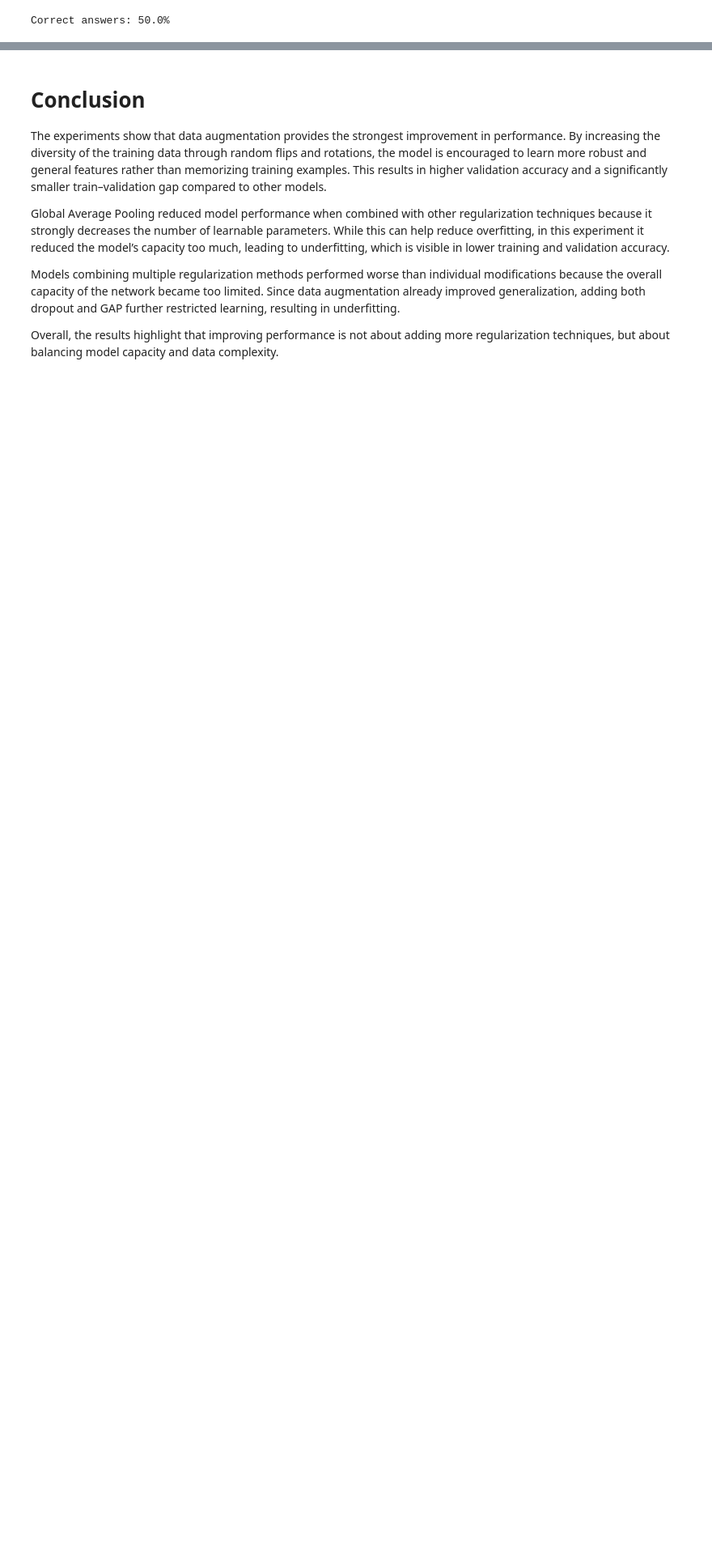
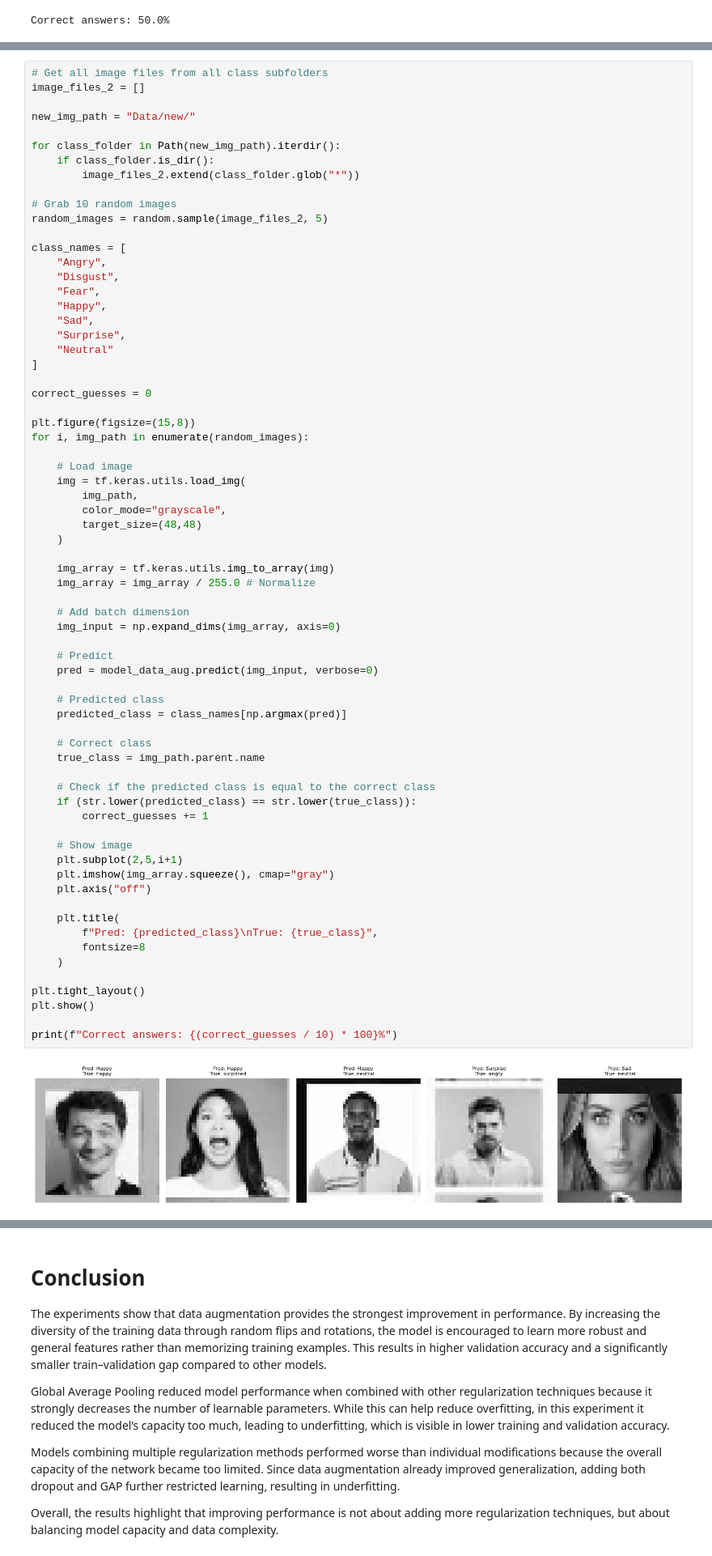
Before and after one commit to markusgunnar/Deep-Learning-Indiv-Exam, a Jupyter notebook: report_final.ipynb, the cells around one changed output, grey strips where cells are left out. Shown at 81% size. Saved outputs shown, nothing was run; the diff lists cells and outputs as text; blank space fills up the shorter version.

Commit message:
Save, load model. Test on new unseen images.

```diff
--- a/report_final.ipynb
+++ b/report_final.ipynb
@@ -613,0 +613,70 @@ model_data_aug.save("model_data_aug.keras")
+# %%
+# Get all image files from all class subfolders
+image_files_2 = []
+
+new_img_path = "Data/new/"
+
+for class_folder in Path(new_img_path).iterdir():
+    if class_folder.is_dir():
+        image_files_2.extend(class_folder.glob("*"))
+
+# Grab 10 random images
+random_images = random.sample(image_files_2, 5)
+
+class_names = [
+    "Angry",
+    "Disgust",
+    "Fear",
+    "Happy",
+    "Sad",
+    "Surprise",
+    "Neutral"
+]
+
+correct_guesses = 0
+
+plt.figure(figsize=(15,8))
+for i, img_path in enumerate(random_images):
+
+    # Load image
+    img = tf.keras.utils.load_img(
+        img_path,
+        color_mode="grayscale",
+        target_size=(48,48)
+    )
+
+    img_array = tf.keras.utils.img_to_array(img)
+    img_array = img_array / 255.0 # Normalize
+
+    # Add batch dimension
+    img_input = np.expand_dims(img_array, axis=0)
+
+    # Predict
+    pred = model_data_aug.predict(img_input, verbose=0)
+
+    # Predicted class
+    predicted_class = class_names[np.argmax(pred)]
+
+    # Correct class
+    true_class = img_path.parent.name
+
+    # Check if the predicted class is equal to the correct class
+    if (str.lower(predicted_class) == str.lower(true_class)):
+        correct_guesses += 1
+
+    # Show image
+    plt.subplot(2,5,i+1)
+    plt.imshow(img_array.squeeze(), cmap="gray")
+    plt.axis("off")
+
+    plt.title(
+        f"Pred: {predicted_class}\nTrue: {true_class}",
+        fontsize=8
+    )
+
+plt.tight_layout()
+plt.show()
+
+print(f"Correct answers: {(correct_guesses / 10) * 100}%")
+# %% [output]
+[figure, added]
```
Also changed, not shown: parts of 7 cells of this notebook.
